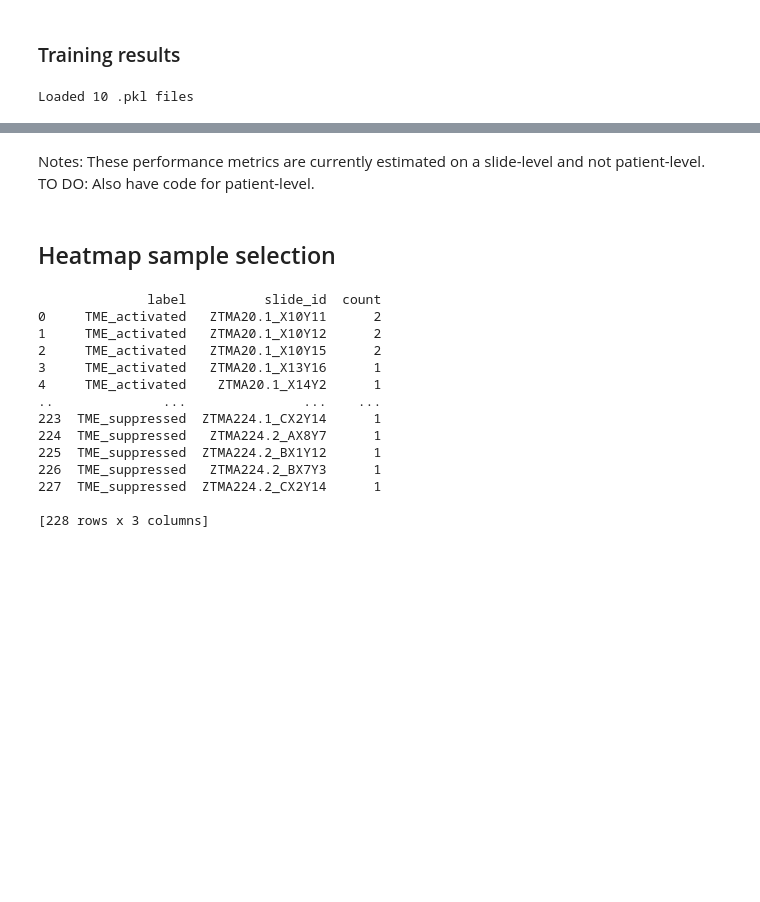
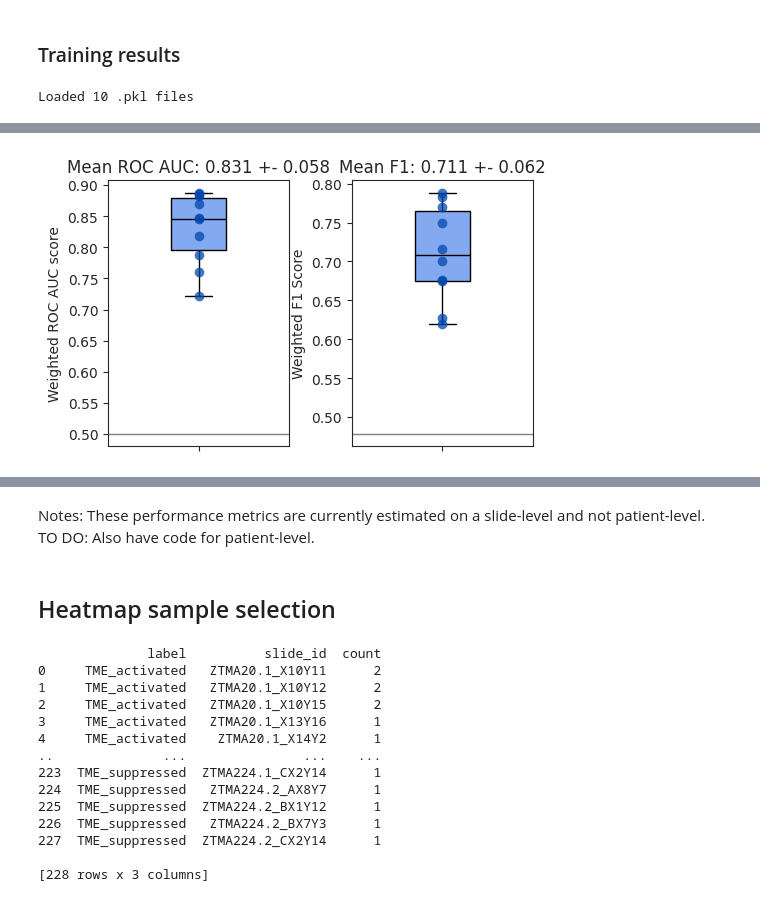
Before and after one commit to BodenmillerGroup/RCC_publication, a Jupyter notebook: HE/04_VisualizationResults.ipynb, the cells around one changed output, grey strips where cells are left out. Cells and saved outputs as stored; diff of their text form; code cells hidden in the pictures; blank space fills up the shorter version.

```diff
--- a/HE/04_VisualizationResults.ipynb
+++ b/HE/04_VisualizationResults.ipynb
@@ -351,3 +398,77 @@ plt.show()
+# %%
+import matplotlib.pyplot as plt
+import matplotlib as mpl
+import seaborn as sns
+import os
+
+mpl.rcParams['pdf.fonttype'] = 42   # Use TrueType fonts (editable text in PDF)
+mpl.rcParams['ps.fonttype'] = 42
+
+sns.set_style('ticks')
+
+fig, axes = plt.subplots(1, 2, figsize=(6, 5), gridspec_kw={'width_ratios': [1, 1]})  # Narrower figure
+
+# Color as RGBA tuple for alpha
+box_color_rgba = (100/255, 149/255, 237/255, 0.8)  # #6495ED with alpha=0.8
+
+# --- Subplot 1: AUC_ROC ---
+sns.boxplot(
+    y=metrics_df['AUC_ROC'],
+    ax=axes[0],
+    width=0.3,
+    color=None,
+    boxprops=dict(facecolor=box_color_rgba, edgecolor='black'),
+    medianprops={'color': 'black'},
+    whiskerprops={'color': 'black'},
+    capprops={'color': 'black'},
+    showfliers=False
+)
+sns.stripplot(
+    y=metrics_df['AUC_ROC'],
+    ax=axes[0],
+    color='#0047AB',
+    alpha=0.75,
+    size=7,
+    jitter=False
+)
+axes[0].axhline(0.5, color='grey', linestyle='-', linewidth=1)
+axes[0].set_ylabel('Weighted ROC AUC score')
+axes[0].set_title(mean_AUC)
+
+# --- Subplot 2: F1 Score ---
+sns.boxplot(
+    y=metrics_df['F1 Score (weighted)'],
+    ax=axes[1],
+    width=0.3,
+    color=None,
+    boxprops=dict(facecolor=box_color_rgba, edgecolor='black'),
+    medianprops={'color': 'black'},
+    whiskerprops={'color': 'black'},
+    capprops={'color': 'black'},
+    showfliers=False
+)
+sns.stripplot(
+    y=metrics_df['F1 Score (weighted)'],
+    ax=axes[1],
+    color='#0047AB',
+    alpha=0.75,
+    size=7,
+    jitter=False
+)
+axes[1].axhline(baseline_f1_mfc, color='grey', linestyle='-', linewidth=1)
+axes[1].set_ylabel('Weighted F1 Score')
+axes[1].set_title(mean_F1)
+
+plt.tight_layout()
+
+# Export to PDF
+export_path = '/mnt/central_nas/rcc_volume/RCC/figures/HE/CLAM_Train_F1_ROC_F1_Box.pdf'
+fig.set_size_inches(5,3)
+plt.savefig(export_path, format='pdf')
+
+plt.show()
+# %% [output]
+[figure, added]
 # %%
 import matplotlib.pyplot as plt
 import numpy as np
```
Also changed, not shown: parts of 13 cells of this notebook, 1 other file.
